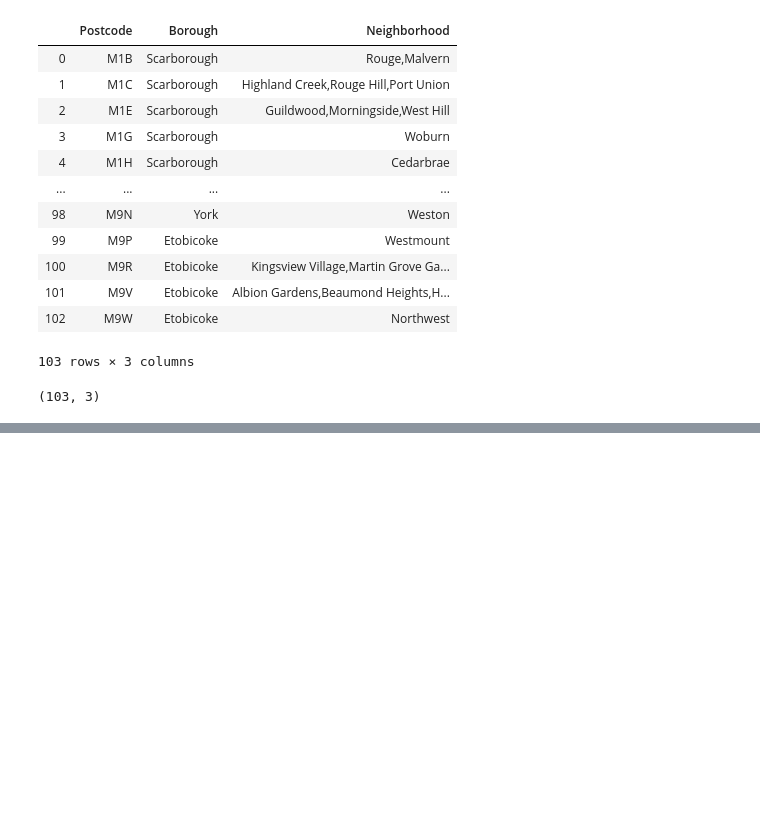
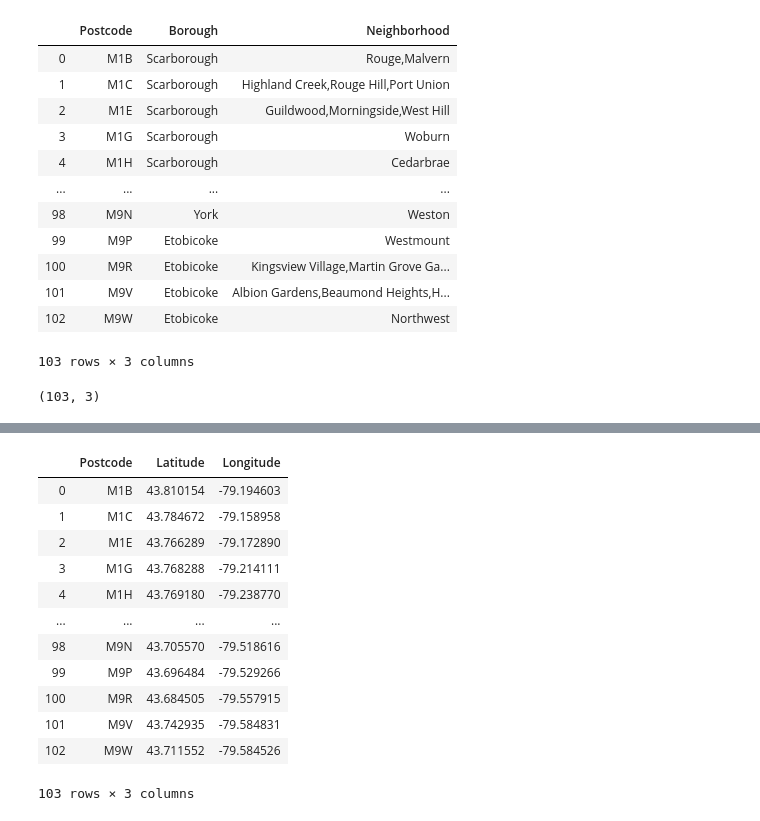
Before and after one commit to IPalos/Coursera_Capstone, a Jupyter notebook: Toronto.ipynb, the cells around one changed output, grey strips where cells are left out. Drawn from its saved outputs; the diff is of its cells as text; code cells hidden in the pictures; blank space fills up the shorter version.

```diff
--- a/Toronto.ipynb
+++ b/Toronto.ipynb
@@ -38,0 +82,18 @@ neighborhood.shape
+# %%
+_=pd.DataFrame.from_dict(locationPostCodes,orient="index", columns=["Latitude","Longitude"]).reset_index().rename(columns={"index":"Postcode"})
+latsDF=_
+latsDF
+# %% [output]
+|  | Postcode | Latitude | Longitude |
+| 0 | M1B | 43.810154 | -79.194603 |
+| 1 | M1C | 43.784672 | -79.158958 |
+| 2 | M1E | 43.766289 | -79.172890 |
+| 3 | M1G | 43.768288 | -79.214111 |
+| 4 | M1H | 43.769180 | -79.238770 |
+| ... | ... | ... | ... |
+| 98 | M9N | 43.705570 | -79.518616 |
+| 99 | M9P | 43.696484 | -79.529266 |
+| 100 | M9R | 43.684505 | -79.557915 |
+| 101 | M9V | 43.742935 | -79.584831 |
+| 102 | M9W | 43.711552 | -79.584526 |
+103 rows × 3 columns
```
Also changed, not shown: parts of 8 cells of this notebook.
